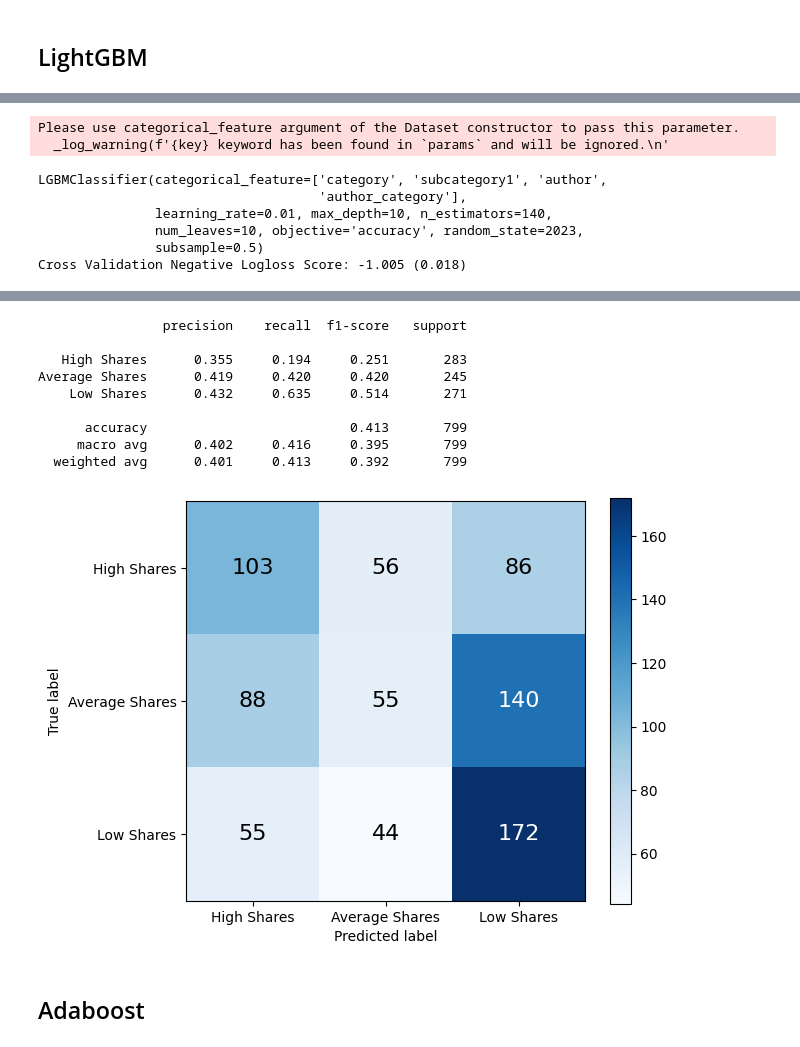
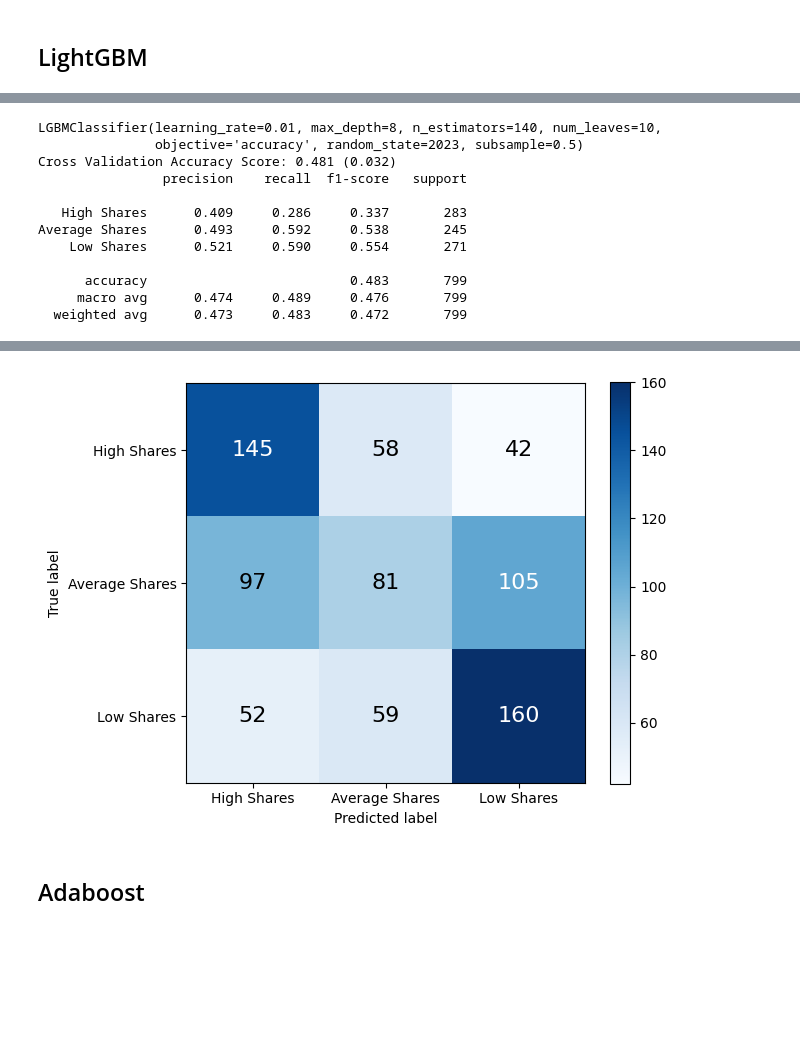
Before and after one commit to ChuanPoYan/IS4242-Project, a Jupyter notebook: The Smart Local Modelling.ipynb, the cells around one changed output, grey strips where cells are left out. Saved outputs shown, nothing was run; the diff lists cells and outputs as text; code cells hidden in the pictures; blank space fills up the shorter version.

```diff
--- a/The Smart Local Modelling.ipynb
+++ b/The Smart Local Modelling.ipynb
@@ -137,11 +136,8 @@ y_test_tree = pd.read_csv('./dataset/SmartLocal/y_test_tree.csv').to_numpy().rav
 # %%
 categorical_cols = X_train_tree.select_dtypes(include='O').keys().tolist()
 
-label_encoder = LabelEncoder()
-
-for col in categorical_cols:
-    X_train_tree[col] = label_encoder.fit_transform(X_train_tree[col].astype(str))
-    X_test_tree[col] = label_encoder.fit_transform(X_test_tree[col].astype(str))
+X_train_tree[categorical_cols] = X_train_tree[categorical_cols].astype('category')
+X_test_tree[categorical_cols] = X_test_tree[categorical_cols].astype('category')
 # %% [markdown]
 # Scaling Data
 # %%
@@ -486,6 +482,6 @@ Average Shares      0.513     0.555     0.533       245
 # %%
 cb_GS = GridSearchCV(
-    cb.CatBoostClassifier(objective='MultiClass', cat_features=categorical_cols, random_state=rand_state, verbose=False),
+    cb.CatBoostClassifier(objective='MultiClass', cat_features=categorical_cols, allow_writing_files=False, random_state=rand_state, verbose=False),
     {
         'depth': [2, 5, 10],
         'n_estimators': [60, 100, 140],
@@ -534,2 +519,0 @@ array([-1.1584636 , -1.05946554, -1.08543459, -1.09431197, -1.00725442,
-# %%
-lgb_base_model.fit(X_train_tree, y_train_tree, categorical_feature=categorical_cols)
@@ -542,14 +520,13 @@ LGBMClassifier(categorical_feature=['category', 'subcategory1', 'author',
 # %%
 lgb_base_model = lgb.LGBMClassifier(
     objective='accuracy',
-    categorical_feature=categorical_cols,
     random_state=rand_state
 )
 print(lgb_base_model)
 
-get_mean_cvs(lgb_base_model, X_train_tree, y_train_tree, fit_params={'categorical_feature': categorical_cols})
+get_mean_cvs(lgb_base_model, X_train, y_train)
 
-lgb_base_model.fit(X_train_tree, y_train_tree, categorical_feature=categorical_cols)
+lgb_base_model.fit(X_train_tree, y_train)
 y_pred_lgb_base = lgb_base_model.predict(X_test_tree)
-evaluate_model(y_test_tree, y_pred_lgb_base)
+evaluate_model(y_test, y_pred_lgb_base)
 # %% [output]
@@ -572,8 +545,8 @@ Average Shares      0.432     0.388     0.409       245
 # %%
 lgb_GS = GridSearchCV(
-    lgb.LGBMClassifier(objective='accuracy', categorical_feature=categorical_cols, random_state=rand_state),
+    lgb.LGBMClassifier(objective='accuracy', random_state=rand_state),
     {
-        'max_depth': [2, 5, 10],
+        'max_depth': [2, 5, 8],
         'n_estimators': [60, 100, 140],
         'learning_rate': [0.1, 0.01],
         'num_leaves': [10, 20, 30],
@@ -581,22 +554,26 @@ lgb_GS = GridSearchCV(
     },
     n_jobs=multiprocessing.cpu_count())
 
-lgb_GS = lgb_GS.fit(X_train_tree, y_train_tree, categorical_feature=categorical_cols)
+lgb_GS = lgb_GS.fit(X_train_tree, y_train)
 
 lgb_best_model = lgb_GS.best_estimator_
 print(lgb_best_model)
 
-get_mean_cvs(lgb_best_model, X_train_tree, y_train_tree, fit_params={'categorical_feature': categorical_cols})
+get_mean_cvs(lgb_best_model, X_train_tree, y_train)
 
-lgb_best_model.fit(X_train_tree, y_train_tree, categorical_feature=categorical_cols)
+lgb_base_model.fit(X_train_tree, y_train)
 y_pred_lgb_best = lgb_best_model.predict(X_test_tree)
-evaluate_model(y_test_tree, y_pred_lgb_best)
+evaluate_model(y_test, y_pred_lgb_best)
 # %% [output]
-Please use categorical_feature argument of the Dataset constructor to pass this parameter.
-  _log_warning(f'{key} keyword has been found in `params` and will be ignored.\n'
+LGBMClassifier(learning_rate=0.01, max_depth=8, n_estimators=140, num_leaves=10,
+               objective='accuracy', random_state=2023, subsample=0.5)
+Cross Validation Accuracy Score: 0.481 (0.032)
+                precision    recall  f1-score   support
+
+   High Shares      0.409     0.286     0.337       283
+Average Shares      0.493     0.592     0.538       245
+    Low Shares      0.521     0.590     0.554       271
+
+      accuracy                          0.483       799
+     macro avg      0.474     0.489     0.476       799
+  weighted avg      0.473     0.483     0.472       799
-LGBMClassifier(categorical_feature=['category', 'subcategory1', 'author',
-                                    'author_category'],
-               learning_rate=0.01, max_depth=10, n_estimators=140,
-               num_leaves=10, objective='accuracy', random_state=2023,
-               subsample=0.5)
-Cross Validation Negative Logloss Score: -1.005 (0.018)
@@ -605,13 +580,4 @@ Please use categorical_feature argument of the Dataset constructor to pass this
-                precision    recall  f1-score   support
-
-   High Shares      0.355     0.194     0.251       283
-Average Shares      0.419     0.420     0.420       245
-    Low Shares      0.432     0.635     0.514       271
-
-      accuracy                          0.413       799
-     macro avg      0.402     0.416     0.395       799
-  weighted avg      0.401     0.413     0.392       799
-[figure, old version]
+[figure, new version]
 # %%
 pickle.dump(lgb_best_model, open('./dataset/Model/lgb_best_model.pkl', 'wb'))
 # %% [markdown]
```
Also changed, not shown: parts of 18 cells of this notebook, 21 other files.
